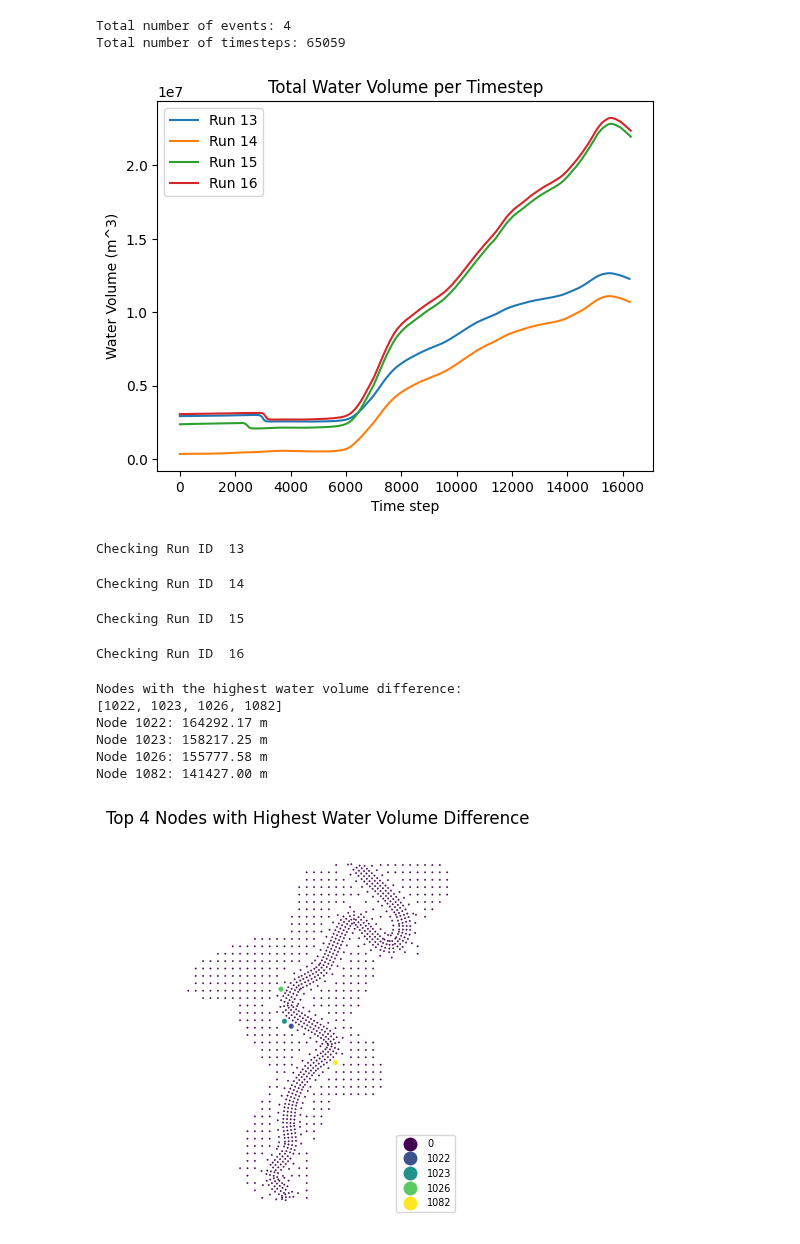
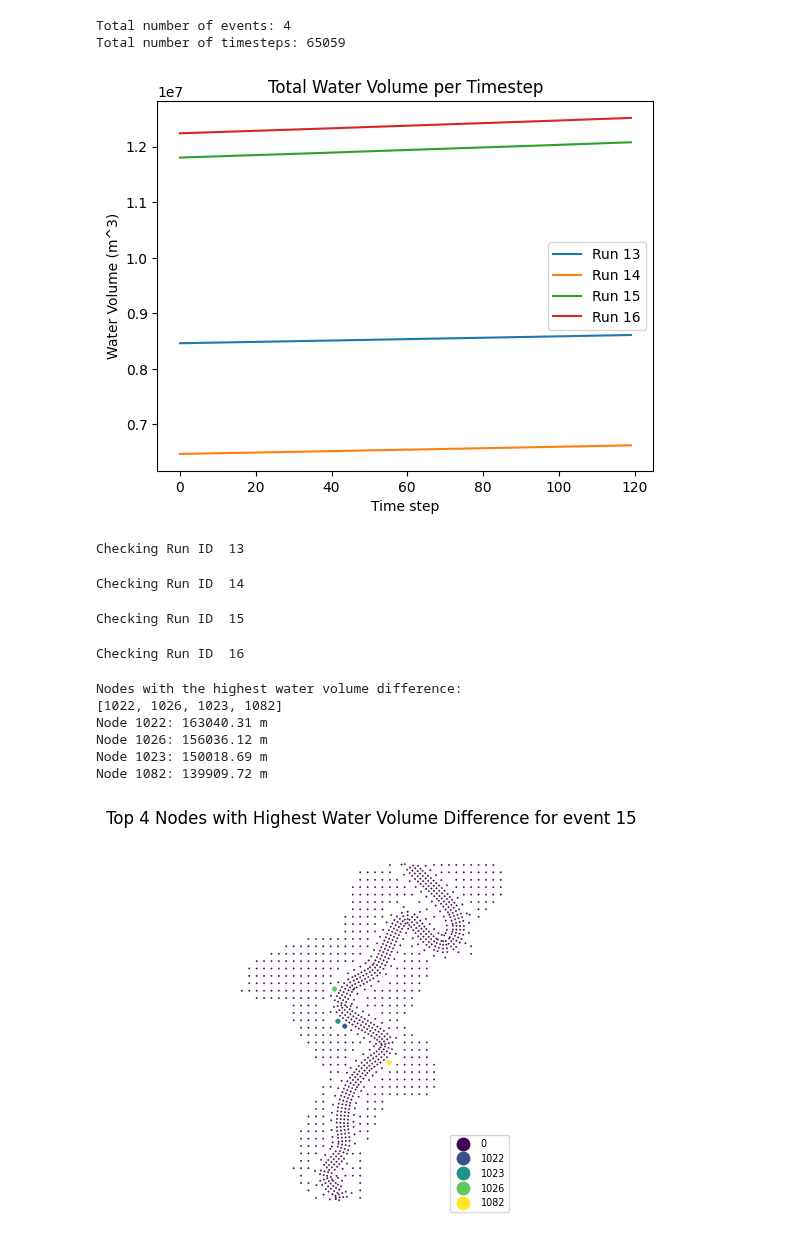
Before and after one commit to acostacos/dual_flood_gnn, a Jupyter notebook: eda.ipynb, the cells around one changed output. Drawn from its saved outputs; the diff is of its cells as text; code cells hidden in the pictures.

Commit message:
Fix issues with current dataset use

```diff
--- a/eda.ipynb
+++ b/eda.ipynb
@@ -13,6 +14,7 @@ config = file_utils.read_yaml_file(config_path)
 # %%
 mode = 'test'
 
+use_global_mass_loss = config['training_parameters']['use_global_mass_loss']
 dataset_parameters = config['dataset_parameters']
 if mode == 'train':
     dataset_summary_file = dataset_parameters['training']['dataset_summary_file']
@@ -31,10 +33,12 @@ dataset = InMemoryFloodEventDataset(
     features_stats_file=dataset_parameters['features_stats_file'],
     previous_timesteps=dataset_parameters['previous_timesteps'],
     normalize=dataset_parameters['normalize'],
+    timestep_interval=dataset_parameters['timestep_interval'],
     spin_up_timesteps=dataset_parameters['spin_up_timesteps'],
     timesteps_from_peak=dataset_parameters['timesteps_from_peak'],
-    inflow_boundary_edges=dataset_parameters['inflow_boundary_edges'],
+    inflow_boundary_nodes=dataset_parameters['inflow_boundary_nodes'],
     outflow_boundary_nodes=dataset_parameters['outflow_boundary_nodes'],
+    with_global_mass_loss=use_global_mass_loss,
 )
 # %%
 print(f'Total number of events: {len(dataset.hec_ras_run_ids)}')
@@ -43,14 +47,18 @@ print(f'Total number of timesteps: {len(dataset)}')
 Total number of events: 4
 Total number of timesteps: 65059
 # %%
+start_idx = 10000
+rollout_timesteps = config['testing_parameters']['rollout_timesteps'] if mode == 'test' else None
+# rollout_timesteps = 4000
+
 num_events = len(dataset.hec_ras_run_ids)
 dynamic_nodes_paths = dataset.processed_paths[3:(num_events + 3)]
 
 for run_id, path in zip(dataset.hec_ras_run_ids, dynamic_nodes_paths):
     dynamic_nodes = np.load(path)['dynamic_nodes']
     water_volume_idx = InMemoryFloodEventDataset.DYNAMIC_NODE_FEATURES.index('water_volume')
-    water_volume = dynamic_nodes[:, :, water_volume_idx]
-    water_volume = dataset._denormalize('water_volume', water_volume)
+    water_volume = dynamic_nodes[start_idx:start_idx+rollout_timesteps, :, water_volume_idx]
+    water_volume = dataset.normalizer.denormalize('water_volume', water_volume)
     total_water_volume = water_volume.sum(axis=1)
     plt.plot(total_water_volume, label=f'Run {run_id}')
 
@@ -60,7 +68,7 @@ plt.ylabel('Water Volume (m^3)')
 plt.legend()
 plt.show()
 # %% [output]
-[figure, old version]
+[figure, new version]
 # %%
 FIRST_N_TIMESTEPS = 120
 
@@ -99,7 +110,7 @@ def get_highest_diff_water_volume_nodes(dataset: InMemoryFloodEventDataset, even
     dynamic_nodes = np.load(dynamic_nodes_paths[event_idx])['dynamic_nodes']
     water_volume_idx = InMemoryFloodEventDataset.DYNAMIC_NODE_FEATURES.index('water_volume')
     water_volume = dynamic_nodes[:, :, water_volume_idx]
-    water_volume = dataset._denormalize('water_volume', water_volume)
+    water_volume = dataset.normalizer.denormalize('water_volume', water_volume)
     wv_diff = np.abs(np.diff(water_volume, axis=0))
     wv_diff_per_node = wv_diff.sum(axis=0)
 
@@ -112,8 +123,10 @@ def get_node_df(dataset: InMemoryFloodEventDataset, no_ghost: bool = True) -> gp
     node_df = gpd.read_file(nodes_shp_path)
 
     if no_ghost:
-        ghost_nodes = dataset._get_ghost_nodes()
-        node_df = node_df[~node_df['CC_index'].isin(ghost_nodes)]
+        bc = BoundaryCondition(hec_ras_path=dataset.raw_paths[2],
+                               inflow_boundary_nodes=dataset.inflow_boundary_nodes,
+                               outflow_boundary_nodes=dataset.outflow_boundary_nodes)
+        node_df = node_df[~node_df['CC_index'].isin(bc.ghost_nodes)]
 
     return node_df
 
@@ -133,38 +146,38 @@ def plot_cell_map(node_df: gpd.GeoDataFrame, value: np.ndarray=None, cmap=None):
         shared_plot_kwargs.update({
             'markersize': markersize,
             'cmap': cmap,
             'column': value_column,
             'legend': True,
             'legend_kwds': {
                 'loc': 'lower right',
                 'fontsize': 'x-small',
             },
         })
 
     node_df.plot(**shared_plot_kwargs)
     plt.axis('off')
 
-EVENT_IDX = 0  # Change this to the desired event index
+EVENT_IDX = 2  # Change this to the desired event index
 k = 4  # Number of top nodes to retrieve
 
 top_k_diff_idx, top_k_wd_diff = get_highest_diff_water_volume_nodes(dataset, EVENT_IDX, k=k)
 print('Nodes with the highest water volume difference:')
 print(top_k_diff_idx)
 for idx, wd in zip(top_k_diff_idx, top_k_wd_diff):
     print(f"Node {idx}: {wd:.2f} m")
 
 node_df = get_node_df(dataset)
 highlight = np.zeros(len(node_df), dtype=object)
 highlight[top_k_diff_idx] = top_k_diff_idx
 
 plot_cell_map(node_df, value=highlight, cmap='viridis')
-plt.title(f'Top {k} Nodes with Highest Water Volume Difference')
+plt.title(f'Top {k} Nodes with Highest Water Volume Difference for event {dataset.hec_ras_run_ids[EVENT_IDX]}')
 plt.show()
 # %% [output]
 Nodes with the highest water volume difference:
-[1022, 1023, 1026, 1082]
-Node 1022: 164292.17 m
-Node 1023: 158217.25 m
-Node 1026: 155777.58 m
-Node 1082: 141427.00 m
+[1022, 1026, 1023, 1082]
+Node 1022: 163040.31 m
+Node 1026: 156036.12 m
+Node 1023: 150018.69 m
+Node 1082: 139909.72 m
-[figure, old version]
+[figure, new version]
```
Also changed, not shown: parts of 2 cells of this notebook, 2 other files.
